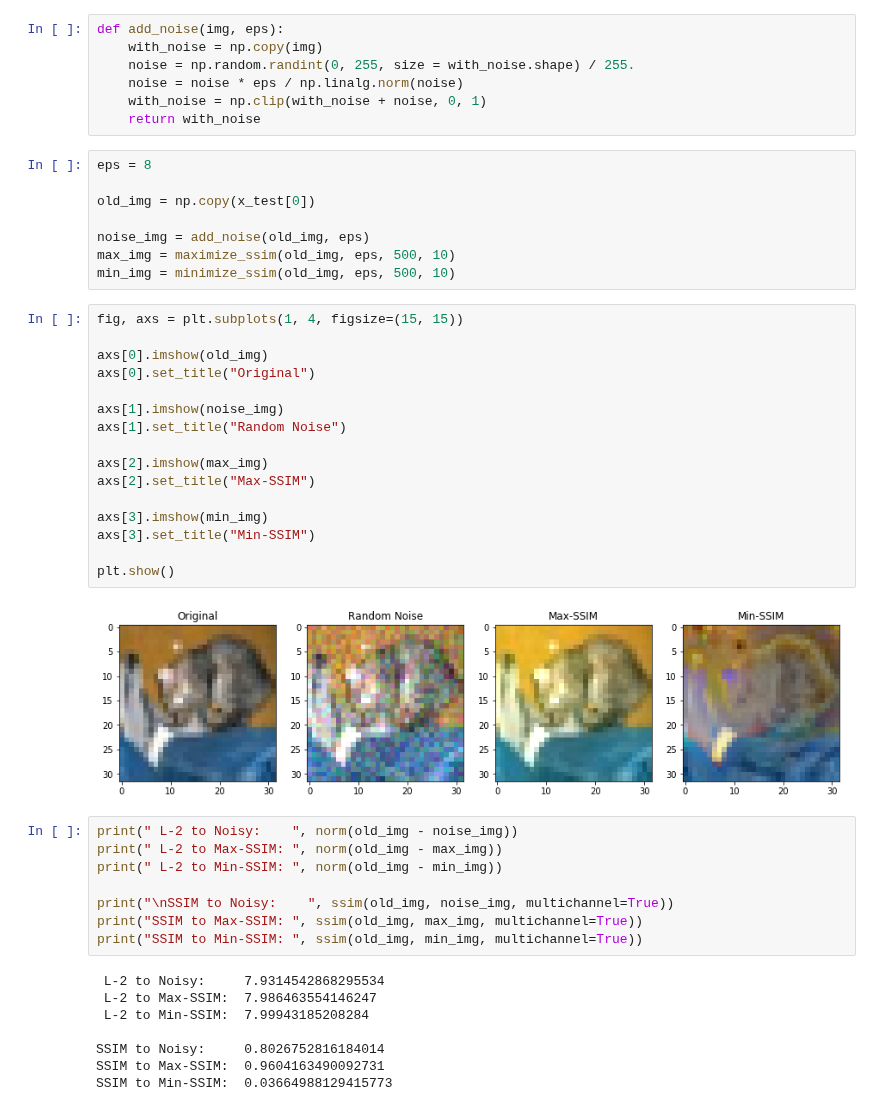
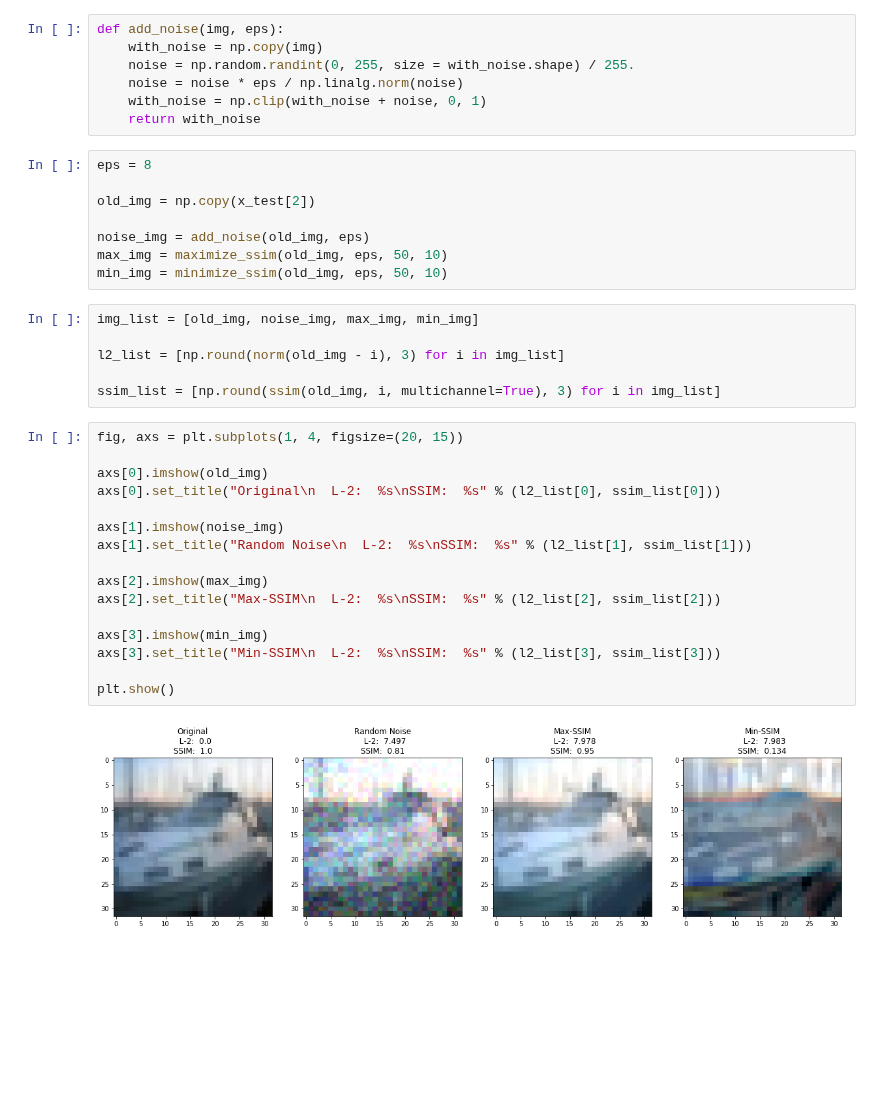
Before and after one commit to henry-eigen/ssim_optimize, a Jupyter notebook: max_ssim.ipynb, the cells around one changed output. Cells and saved outputs as stored; diff of their text form; blank space fills up the shorter version.

Commit message:
changed image format

```diff
--- a/max_ssim.ipynb
+++ b/max_ssim.ipynb
@@ -23,42 +23,32 @@ def add_noise(img, eps):
 # %%
 eps = 8
 
-old_img = np.copy(x_test[0])
+old_img = np.copy(x_test[2])
 
 noise_img = add_noise(old_img, eps)
-max_img = maximize_ssim(old_img, eps, 500, 10)
-min_img = minimize_ssim(old_img, eps, 500, 10)
+max_img = maximize_ssim(old_img, eps, 50, 10)
+min_img = minimize_ssim(old_img, eps, 50, 10)
+# %%
+img_list = [old_img, noise_img, max_img, min_img]
+
+l2_list = [np.round(norm(old_img - i), 3) for i in img_list]
+
+ssim_list = [np.round(ssim(old_img, i, multichannel=True), 3) for i in img_list]
 # %%
-fig, axs = plt.subplots(1, 4, figsize=(15, 15))
+fig, axs = plt.subplots(1, 4, figsize=(20, 15))
 
 axs[0].imshow(old_img)
-axs[0].set_title("Original")
+axs[0].set_title("Original\n  L-2:  %s\nSSIM:  %s" % (l2_list[0], ssim_list[0]))
 
 axs[1].imshow(noise_img)
-axs[1].set_title("Random Noise")
+axs[1].set_title("Random Noise\n  L-2:  %s\nSSIM:  %s" % (l2_list[1], ssim_list[1]))
 
 axs[2].imshow(max_img)
-axs[2].set_title("Max-SSIM")
+axs[2].set_title("Max-SSIM\n  L-2:  %s\nSSIM:  %s" % (l2_list[2], ssim_list[2]))
 
 axs[3].imshow(min_img)
-axs[3].set_title("Min-SSIM")
+axs[3].set_title("Min-SSIM\n  L-2:  %s\nSSIM:  %s" % (l2_list[3], ssim_list[3]))
 
 plt.show()
 # %% [output]
-[figure, old version]
+[figure, new version]
-# %%
-print(" L-2 to Noisy:    ", norm(old_img - noise_img))
-print(" L-2 to Max-SSIM: ", norm(old_img - max_img))
-print(" L-2 to Min-SSIM: ", norm(old_img - min_img))
-
-print("\nSSIM to Noisy:    ", ssim(old_img, noise_img, multichannel=True))
-print("SSIM to Max-SSIM: ", ssim(old_img, max_img, multichannel=True))
-print("SSIM to Min-SSIM: ", ssim(old_img, min_img, multichannel=True))
-# %% [output]
- L-2 to Noisy:     7.9314542868295534
- L-2 to Max-SSIM:  7.986463554146247
- L-2 to Min-SSIM:  7.99943185208284
-
-SSIM to Noisy:     0.8026752816184014
-SSIM to Max-SSIM:  0.9604163490092731
-SSIM to Min-SSIM:  0.03664988129415773
```
